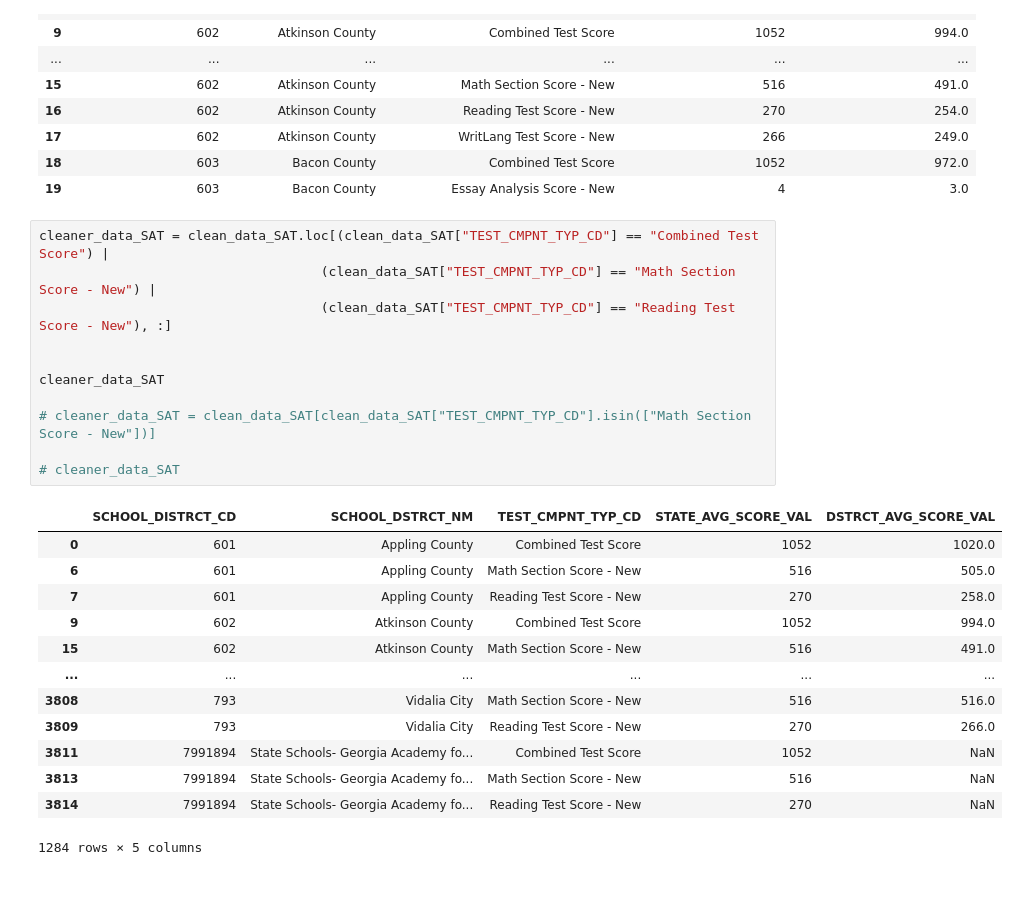
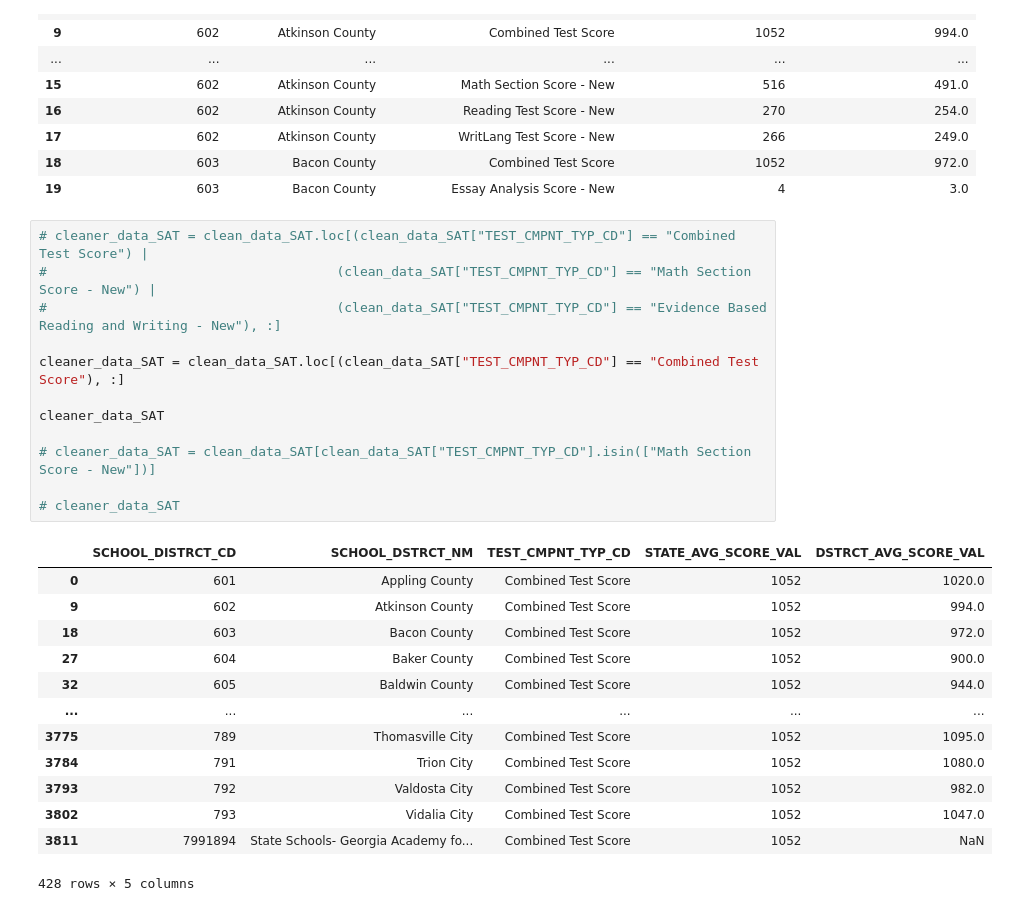
Before and after one commit to Johnny-Boy-SQL/The_Six_Aces_Project_1, a Jupyter notebook: data/raw_data/SAT_Scores_2018/Clean SAT Data.ipynb, the cells around one changed output. Saved outputs shown, nothing was run; the diff lists cells and outputs as text.

```diff
--- a/data/raw_data/SAT_Scores_2018/Clean SAT Data.ipynb
+++ b/data/raw_data/SAT_Scores_2018/Clean SAT Data.ipynb
@@ -51,27 +51,28 @@ clean_data_SAT.head(20)
 | 18 | 603 | Bacon County | Combined Test Score | 1052 | 972.0 |
 | 19 | 603 | Bacon County | Essay Analysis Score - New | 4 | 3.0 |
 # %%
-cleaner_data_SAT = clean_data_SAT.loc[(clean_data_SAT["TEST_CMPNT_TYP_CD"] == "Combined Test Score") |
-                                    (clean_data_SAT["TEST_CMPNT_TYP_CD"] == "Math Section Score - New") |
-                                    (clean_data_SAT["TEST_CMPNT_TYP_CD"] == "Reading Test  Score - New"), :]
+# cleaner_data_SAT = clean_data_SAT.loc[(clean_data_SAT["TEST_CMPNT_TYP_CD"] == "Combined Test Score") |
+#                                     (clean_data_SAT["TEST_CMPNT_TYP_CD"] == "Math Section Score - New") |
+#                                     (clean_data_SAT["TEST_CMPNT_TYP_CD"] == "Evidence Based Reading and Writing - New"), :]
 
+cleaner_data_SAT = clean_data_SAT.loc[(clean_data_SAT["TEST_CMPNT_TYP_CD"] == "Combined Test Score"), :]
 
 cleaner_data_SAT
 
 # cleaner_data_SAT = clean_data_SAT[clean_data_SAT["TEST_CMPNT_TYP_CD"].isin(["Math Section Score - New"])]
 
 # cleaner_data_SAT
 # %% [output]
 |  | SCHOOL_DISTRCT_CD | SCHOOL_DSTRCT_NM | TEST_CMPNT_TYP_CD | STATE_AVG_SCORE_VAL | DSTRCT_AVG_SCORE_VAL |
 | 0 | 601 | Appling County | Combined Test Score | 1052 | 1020.0 |
-| 6 | 601 | Appling County | Math Section Score - New | 516 | 505.0 |
-| 7 | 601 | Appling County | Reading Test Score - New | 270 | 258.0 |
 | 9 | 602 | Atkinson County | Combined Test Score | 1052 | 994.0 |
-| 15 | 602 | Atkinson County | Math Section Score - New | 516 | 491.0 |
+| 18 | 603 | Bacon County | Combined Test Score | 1052 | 972.0 |
+| 27 | 604 | Baker County | Combined Test Score | 1052 | 900.0 |
+| 32 | 605 | Baldwin County | Combined Test Score | 1052 | 944.0 |
 | ... | ... | ... | ... | ... | ... |
-| 3808 | 793 | Vidalia City | Math Section Score - New | 516 | 516.0 |
-| 3809 | 793 | Vidalia City | Reading Test Score - New | 270 | 266.0 |
+| 3775 | 789 | Thomasville City | Combined Test Score | 1052 | 1095.0 |
+| 3784 | 791 | Trion City | Combined Test Score | 1052 | 1080.0 |
+| 3793 | 792 | Valdosta City | Combined Test Score | 1052 | 982.0 |
+| 3802 | 793 | Vidalia City | Combined Test Score | 1052 | 1047.0 |
 | 3811 | 7991894 | State Schools- Georgia Academy fo... | Combined Test Score | 1052 | NaN |
-| 3813 | 7991894 | State Schools- Georgia Academy fo... | Math Section Score - New | 516 | NaN |
-| 3814 | 7991894 | State Schools- Georgia Academy fo... | Reading Test Score - New | 270 | NaN |
-1284 rows × 5 columns
+428 rows × 5 columns
```
Also changed, not shown: parts of 3 cells of this notebook.
